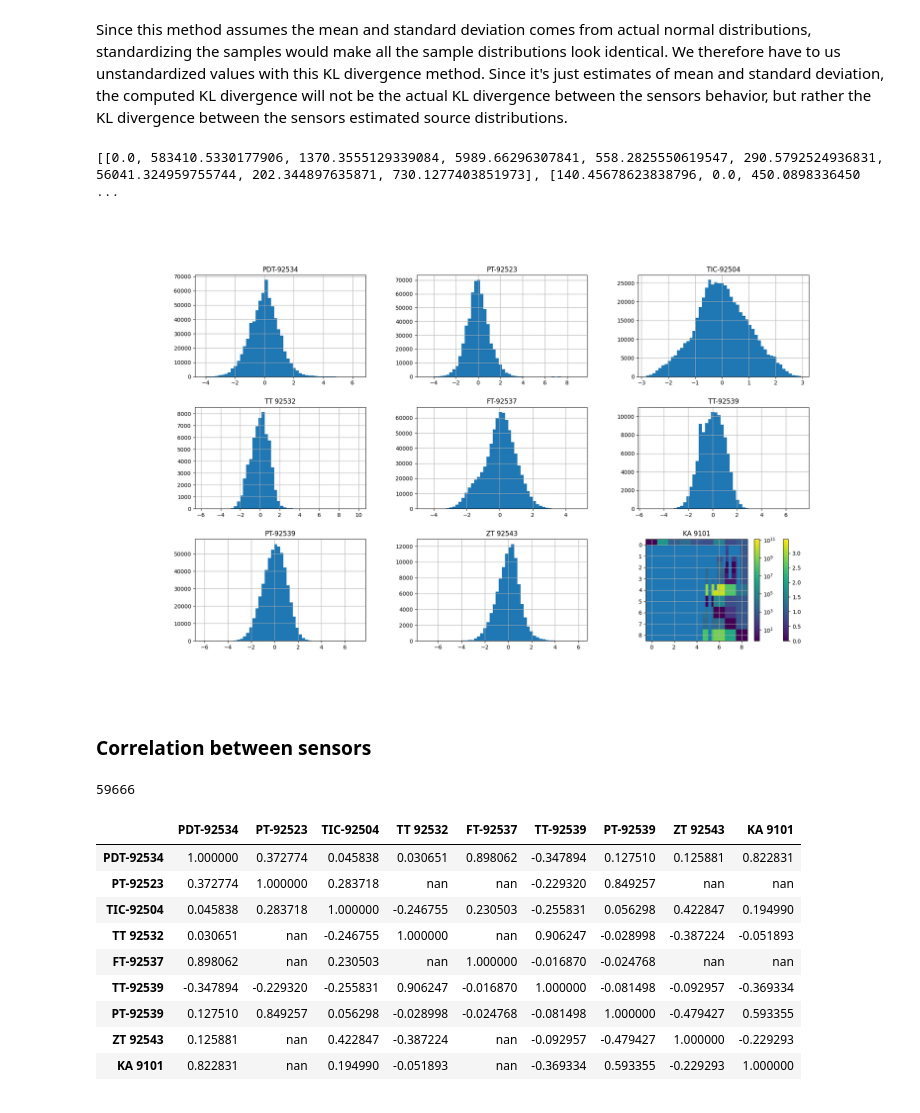
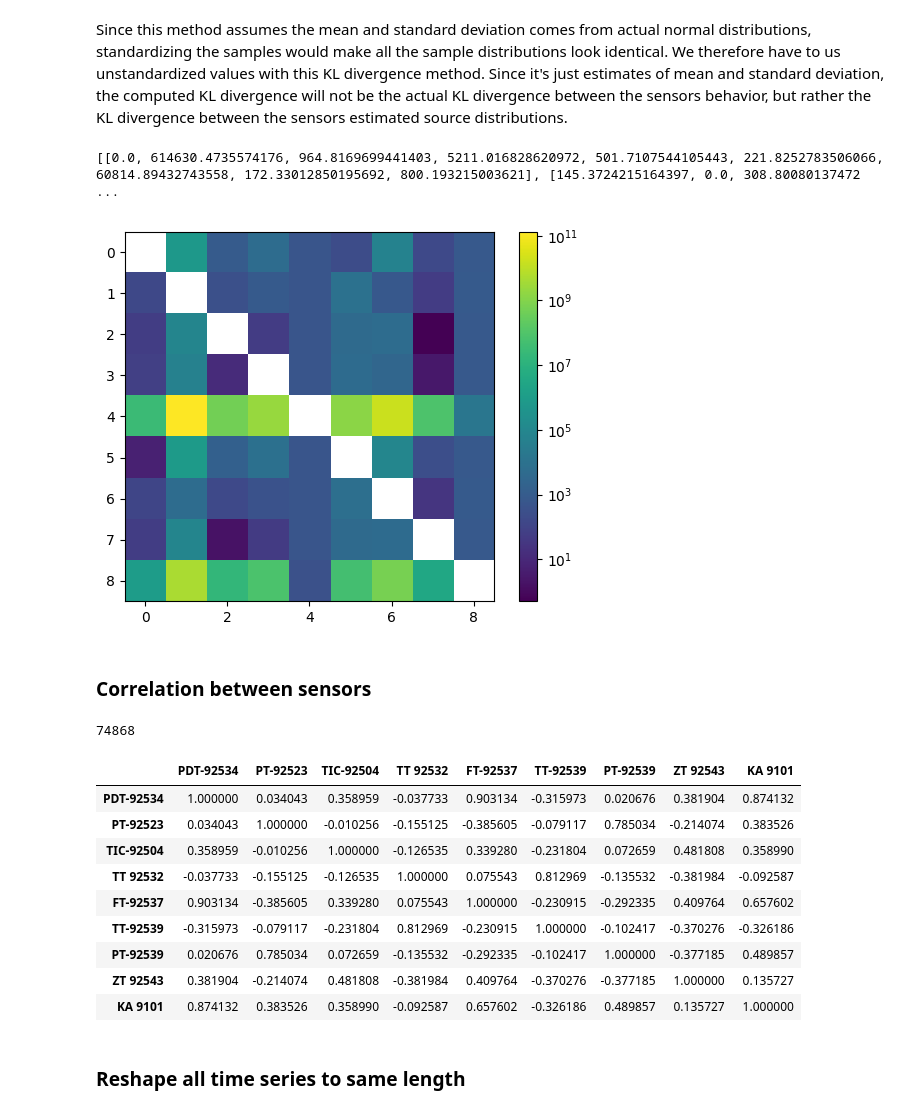
Before and after one commit to fredrikSveen/time_series_gan_project, a Jupyter notebook: data_exploration.ipynb, the cells around one changed output. Cells and saved outputs as stored; diff of their text form; code cells hidden in the pictures.

```diff
--- a/data_exploration.ipynb
+++ b/data_exploration.ipynb
@@ -6,7 +6,7 @@ from functions import *
 from datetime import datetime, timezone
 import matplotlib.pyplot as plt
 import pandas as pd
-%matplotlib widget
+# %matplotlib widget  #Uncomment to make zoomable plot
 
 # Nine sensors related to the inputs, outputs and controls of a compressor subsystem.
 # Dictionary made with key=name of sensor and value=Id of sensor
@@ -25,27 +25,33 @@ sensors = {
 # in the following dictionary, again with the sensor name as the key.
 dfs_dict = {}
 
-startdate = datetime(2018, 11, 1)
-enddate = datetime(2018, 11, 10)
+startdate = datetime(2018, 11, 1, tzinfo=timezone.utc)
+enddate = datetime(2018, 11, 30, tzinfo=timezone.utc)
 today = datetime.today()
-days_since_start = (today - startdate).days
-days_since_end = (today - enddate).days
-starttime = f'{days_since_start}d-ago' # Start time of the interval I want to extract
-endtime = f'{days_since_end}d-ago' # End time of the interval I want to extract
+# today = today.replace(hour=0, minute=0, second=0, microsecond=0)
+# print(f'Today: {today}')
+# print(f'Startdate: {startdate}')
+# print(f'Enddate: {enddate}')
+# days_since_start = (today - startdate).days
+# days_since_end = (today - enddate).days
+# starttime = f'{days_since_start}d-ago' # Start time of the interval I want to extract
+# endtime = f'{days_since_end}d-ago' # End time of the interval I want to extract
 
-print("Sensor name".ljust(15) + "Frame length".ljust(15) + "Sample rate [s]".ljust(15))
+print("Sensor name".ljust(15) + "Frame length".ljust(15) + "First period length [s]".ljust(25) + "First timestamp".ljust(15))
 
 # Extract dataframes from Cognite OID and store them in the dfs_dict dictionary
 for k, v in sensors.items():
     res = c.time_series.data.retrieve_dataframe(id=v,
-                                                start=starttime,
-                                                end=endtime,
-                                                column_names='id')
+                                                start=startdate,
+                                                end=enddate,
+                                                column_names='id',
+                                                aggregates=["average"],
+                                                granularity="30s",)
     # Need to find a way to grab the unit of the time-series
     dfs_dict[k] = res
     sr = (res.index[1] - res.index[0]).total_seconds()
     # print(f'{k}\'s shape: {res.shape} and sampling frequency: {sr} second(s)')
-    print(str(k).ljust(15) + str(res.shape).ljust(20) + str(sr).ljust(15))
+    print(str(k).ljust(15) + str(res.shape).ljust(15) + str(sr).ljust(25) + str(res.index[0]).ljust(15))
 
 
 
@@ -219,33 +227,30 @@ im = plt.imshow(KL2, norm=colors.LogNorm())
 plt.colorbar(im)
 plt.show()
 # %% [output]
-[[0.0, 583410.5330177906, 1370.3555129339084, 5989.66296307841, 558.2825550619547, 290.5792524936831, 56041.324959755744, 202.344897635871, 730.1277403851973], [140.45678623838796, 0.0, 450.0898336450 ...
+[[0.0, 614630.4735574176, 964.8169699441403, 5211.016828620972, 501.7107544105443, 221.8252783506066, 60814.89432743558, 172.33012850195692, 800.193215003621], [145.3724215164397, 0.0, 308.80080137472 ...
-[figure, old version]
+[figure, new version]
 # %% [markdown]
 ### Correlation between sensors
 # %%
 # %pip install jinja2
-min_len = 10000000000
 all_dfs = pd.DataFrame()
-for name, df in dfs_dict.items():
+for name, df in standard_df.items():
     all_dfs[name] = df.dropna()
-    if df.shape[0] < min_len: min_len = df.shape[0]
 
-print(min_len)
 
 corr = all_dfs.corr()
-corr.style.background_gradient(cmap='Spectral')
-
-# This is most likely problematic because of the varying lengths of the time series
+corr.style.background_gradient()
 # %% [output]
-59666
+74868
 |  | PDT-92534 | PT-92523 | TIC-92504 | TT 92532 | FT-92537 | TT-92539 | PT-92539 | ZT 92543 | KA 9101 |
-| PDT-92534 | 1.000000 | 0.372774 | 0.045838 | 0.030651 | 0.898062 | -0.347894 | 0.127510 | 0.125881 | 0.822831 |
-| PT-92523 | 0.372774 | 1.000000 | 0.283718 | nan | nan | -0.229320 | 0.849257 | nan | nan |
-| TIC-92504 | 0.045838 | 0.283718 | 1.000000 | -0.246755 | 0.230503 | -0.255831 | 0.056298 | 0.422847 | 0.194990 |
-| TT 92532 | 0.030651 | nan | -0.246755 | 1.000000 | nan | 0.906247 | -0.028998 | -0.387224 | -0.051893 |
-| FT-92537 | 0.898062 | nan | 0.230503 | nan | 1.000000 | -0.016870 | -0.024768 | nan | nan |
-| TT-92539 | -0.347894 | -0.229320 | -0.255831 | 0.906247 | -0.016870 | 1.000000 | -0.081498 | -0.092957 | -0.369334 |
-| PT-92539 | 0.127510 | 0.849257 | 0.056298 | -0.028998 | -0.024768 | -0.081498 | 1.000000 | -0.479427 | 0.593355 |
-| ZT 92543 | 0.125881 | nan | 0.422847 | -0.387224 | nan | -0.092957 | -0.479427 | 1.000000 | -0.229293 |
-| KA 9101 | 0.822831 | nan | 0.194990 | -0.051893 | nan | -0.369334 | 0.593355 | -0.229293 | 1.000000 |
+| PDT-92534 | 1.000000 | 0.034043 | 0.358959 | -0.037733 | 0.903134 | -0.315973 | 0.020676 | 0.381904 | 0.874132 |
+| PT-92523 | 0.034043 | 1.000000 | -0.010256 | -0.155125 | -0.385605 | -0.079117 | 0.785034 | -0.214074 | 0.383526 |
+| TIC-92504 | 0.358959 | -0.010256 | 1.000000 | -0.126535 | 0.339280 | -0.231804 | 0.072659 | 0.481808 | 0.358990 |
+| TT 92532 | -0.037733 | -0.155125 | -0.126535 | 1.000000 | 0.075543 | 0.812969 | -0.135532 | -0.381984 | -0.092587 |
+| FT-92537 | 0.903134 | -0.385605 | 0.339280 | 0.075543 | 1.000000 | -0.230915 | -0.292335 | 0.409764 | 0.657602 |
+| TT-92539 | -0.315973 | -0.079117 | -0.231804 | 0.812969 | -0.230915 | 1.000000 | -0.102417 | -0.370276 | -0.326186 |
+| PT-92539 | 0.020676 | 0.785034 | 0.072659 | -0.135532 | -0.292335 | -0.102417 | 1.000000 | -0.377185 | 0.489857 |
+| ZT 92543 | 0.381904 | -0.214074 | 0.481808 | -0.381984 | 0.409764 | -0.370276 | -0.377185 | 1.000000 | 0.135727 |
+| KA 9101 | 0.874132 | 0.383526 | 0.358990 | -0.092587 | 0.657602 | -0.326186 | 0.489857 | 0.135727 | 1.000000 |
+# %% [markdown]
+### Reshape all time series to same length
```
Also changed, not shown: parts of 6 cells of this notebook.
